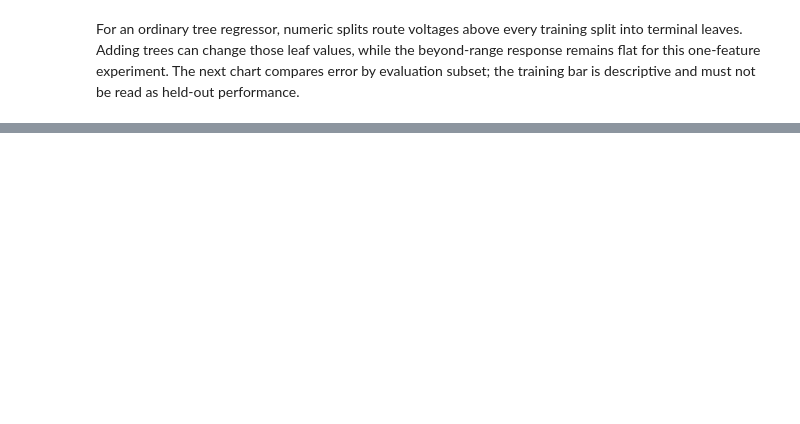
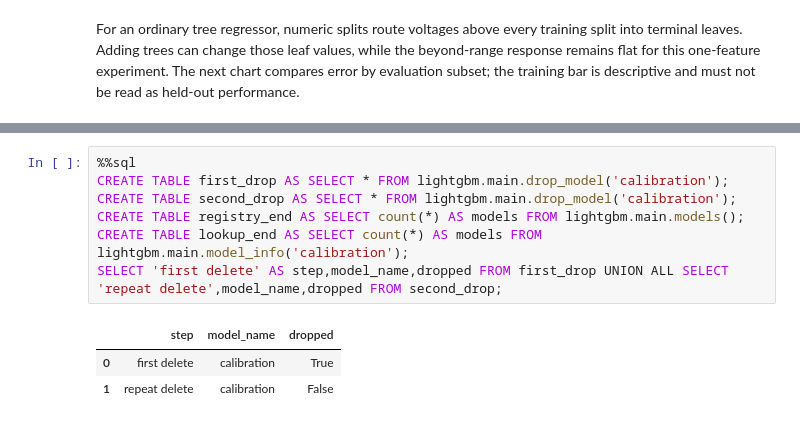
Before and after one commit to Query-farm/vgi-lightgbm, a Jupyter notebook: notebooks/01_test_calibration_extrapolation.ipynb, the cells around one changed output, grey strips where cells are left out. Cells and saved outputs as stored; diff of their text form; blank space fills up the shorter version.

```diff
--- a/notebooks/01_test_calibration_extrapolation.ipynb
+++ b/notebooks/01_test_calibration_extrapolation.ipynb
@@ -297,0 +263,11 @@ Running query in 'DuckDBPyConnection'
+# %%
+%%sql
+CREATE TABLE first_drop AS SELECT * FROM lightgbm.main.drop_model('calibration');
+CREATE TABLE second_drop AS SELECT * FROM lightgbm.main.drop_model('calibration');
+CREATE TABLE registry_end AS SELECT count(*) AS models FROM lightgbm.main.models();
+CREATE TABLE lookup_end AS SELECT count(*) AS models FROM lightgbm.main.model_info('calibration');
+SELECT 'first delete' AS step,model_name,dropped FROM first_drop UNION ALL SELECT 'repeat delete',model_name,dropped FROM second_drop;
+# %% [output]
+|  | step | model_name | dropped |
+| 0 | first delete | calibration | True |
+| 1 | repeat delete | calibration | False |
```
Also changed, not shown: parts of 29 cells of this notebook, 14 other files.
